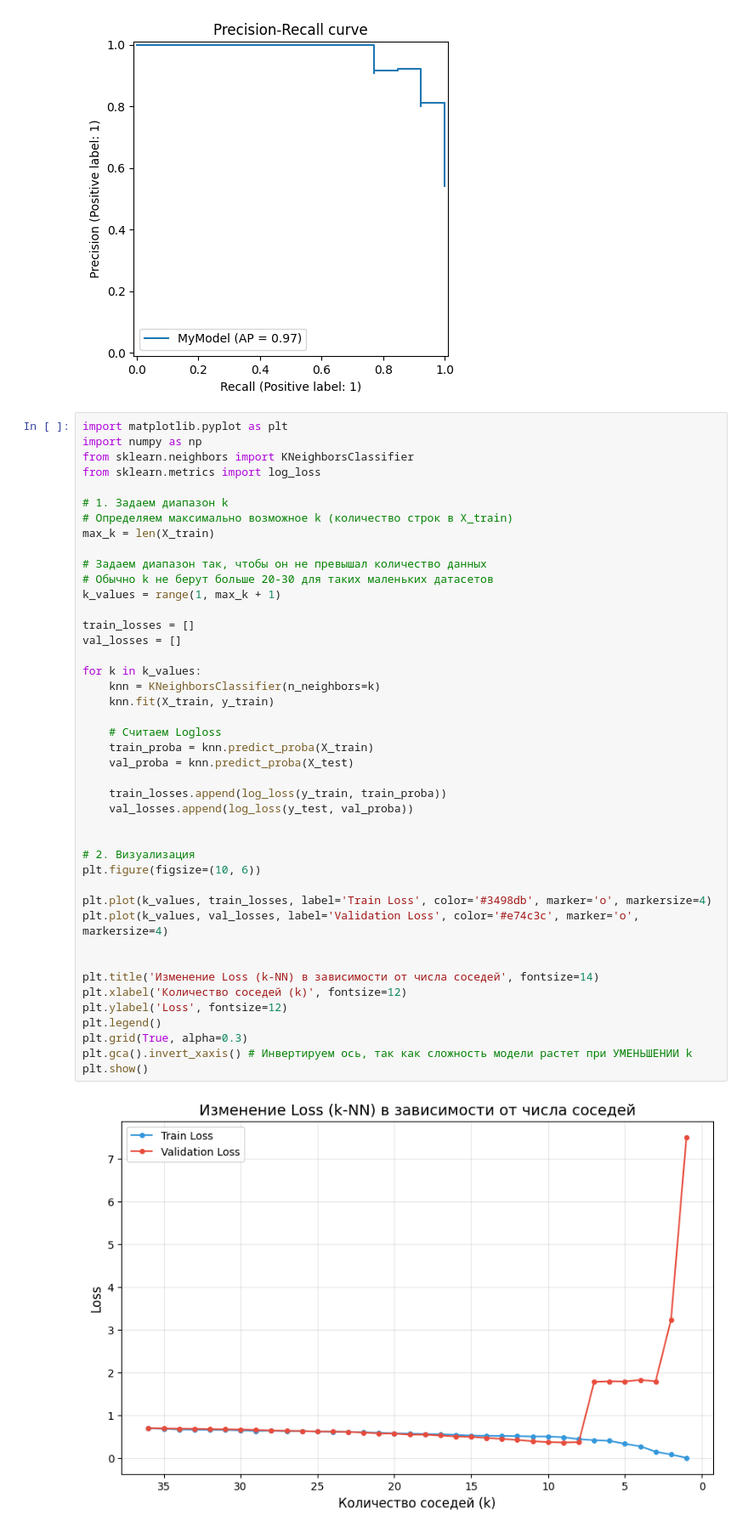
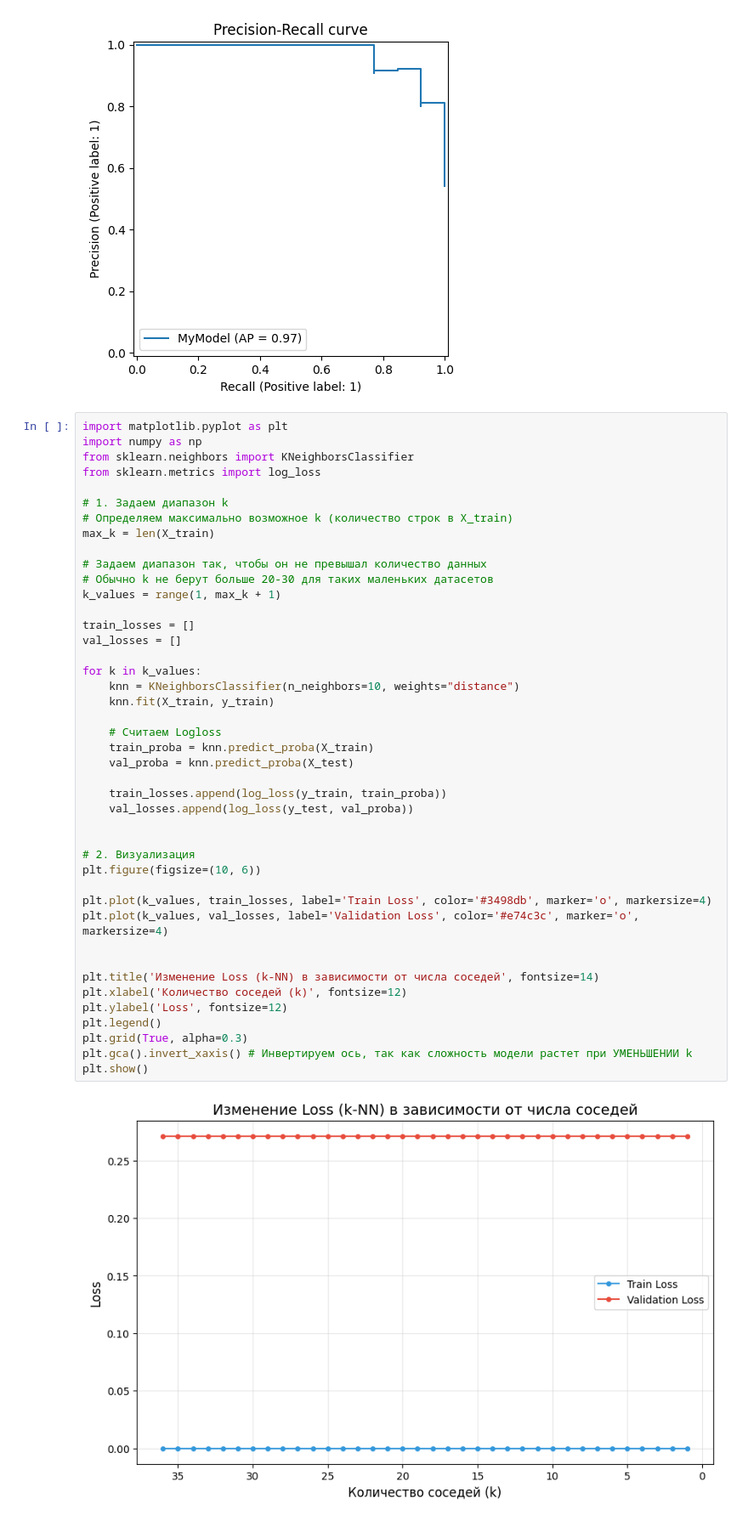
Before and after one commit to Egor29ch/UDGU_project, a Jupyter notebook: k-NN.ipynb, the cells around one changed output. Shown at 85% size. Saved outputs shown, nothing was run; the diff lists cells and outputs as text.

```diff
--- a/k-NN.ipynb
+++ b/k-NN.ipynb
@@ -191,32 +191,32 @@ k_values = range(1, max_k + 1)
 
 train_losses = []
 val_losses = []
 
 for k in k_values:
-    knn = KNeighborsClassifier(n_neighbors=k)
+    knn = KNeighborsClassifier(n_neighbors=10, weights="distance")
     knn.fit(X_train, y_train)
 
     # Считаем Logloss
     train_proba = knn.predict_proba(X_train)
     val_proba = knn.predict_proba(X_test)
 
     train_losses.append(log_loss(y_train, train_proba))
     val_losses.append(log_loss(y_test, val_proba))
 
 
 # 2. Визуализация
 plt.figure(figsize=(10, 6))
 
 plt.plot(k_values, train_losses, label='Train Loss', color='#3498db', marker='o', markersize=4)
 plt.plot(k_values, val_losses, label='Validation Loss', color='#e74c3c', marker='o', markersize=4)
 
 
 plt.title('Изменение Loss (k-NN) в зависимости от числа соседей', fontsize=14)
 plt.xlabel('Количество соседей (k)', fontsize=12)
 plt.ylabel('Loss', fontsize=12)
 plt.legend()
 plt.grid(True, alpha=0.3)
 plt.gca().invert_xaxis() # Инвертируем ось, так как сложность модели растет при УМЕНЬШЕНИИ k
 plt.show()
 # %% [output]
-[figure, old version]
+[figure, new version]
```
Also changed, not shown: parts of 1 cell of this notebook, 9 other files.
